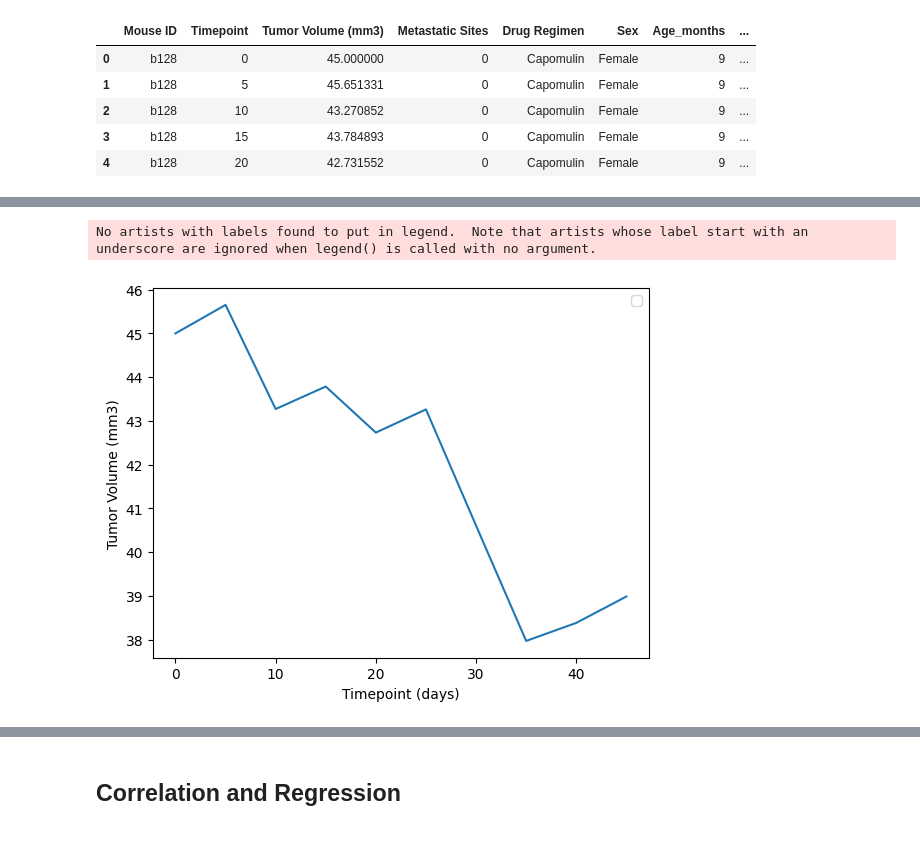
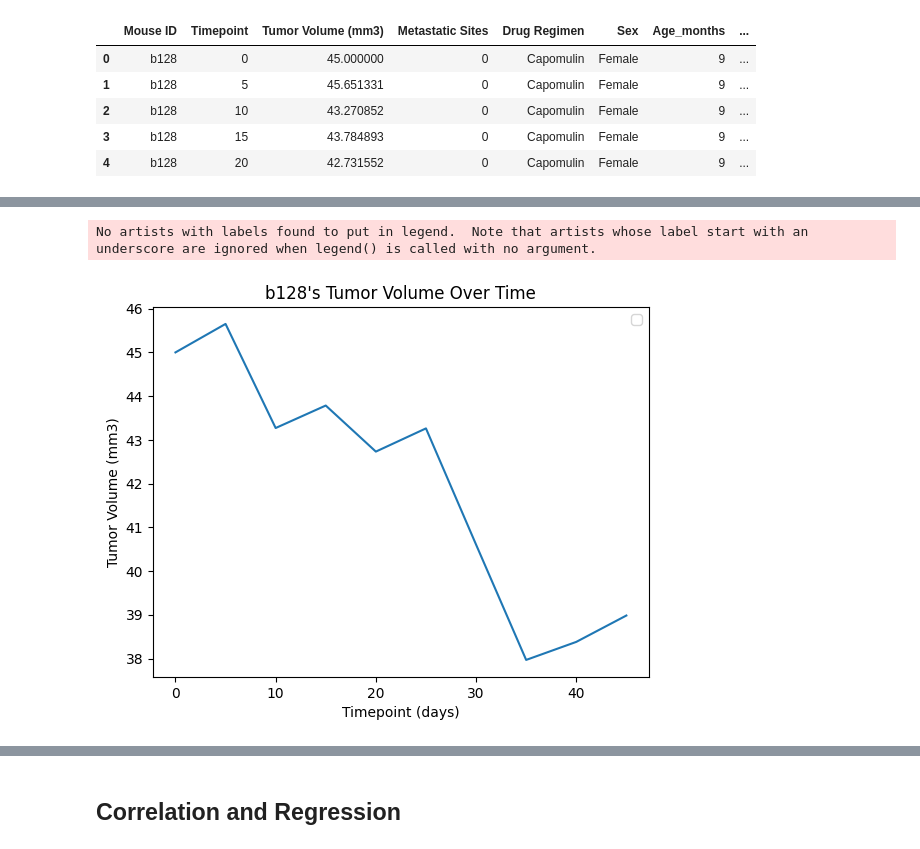
Before and after one commit to a676-code/plotting-challenge, a Jupyter notebook: Pymaceuticals/pymaceuticals.ipynb, the cells around one changed output, grey strips where cells are left out. Saved outputs shown, nothing was run; the diff lists cells and outputs as text; code cells hidden in the pictures.

```diff
--- a/Pymaceuticals/pymaceuticals.ipynb
+++ b/Pymaceuticals/pymaceuticals.ipynb
@@ -367,17 +355,20 @@ df_b128.head()
 # %%
+# select only data for mouse b128
+df_b128 = df_capomulin.loc[df_capomulin["Mouse ID"] == "b128"]
 
 # create Series of tumor volume for each mouse
 tumor_volumes = df_b128["Tumor Volume (mm3)"]
 
 # create Series of Timepoints for each mouse
 times = df_b128["Timepoint"]
 
 # making the plot
 plt.plot(times, tumor_volumes)
+plt.title("b128's Tumor Volume Over Time")
 plt.xlabel("Timepoint (days)")
 plt.ylabel("Tumor Volume (mm3)")
 plt.legend(loc="best")
 plt.show()
 # %% [output]
 No artists with labels found to put in legend.  Note that artists whose label start with an underscore are ignored when legend() is called with no argument.
-[figure, old version]
+[figure, new version]
```
Also changed, not shown: parts of 14 cells of this notebook, 1 other file.
